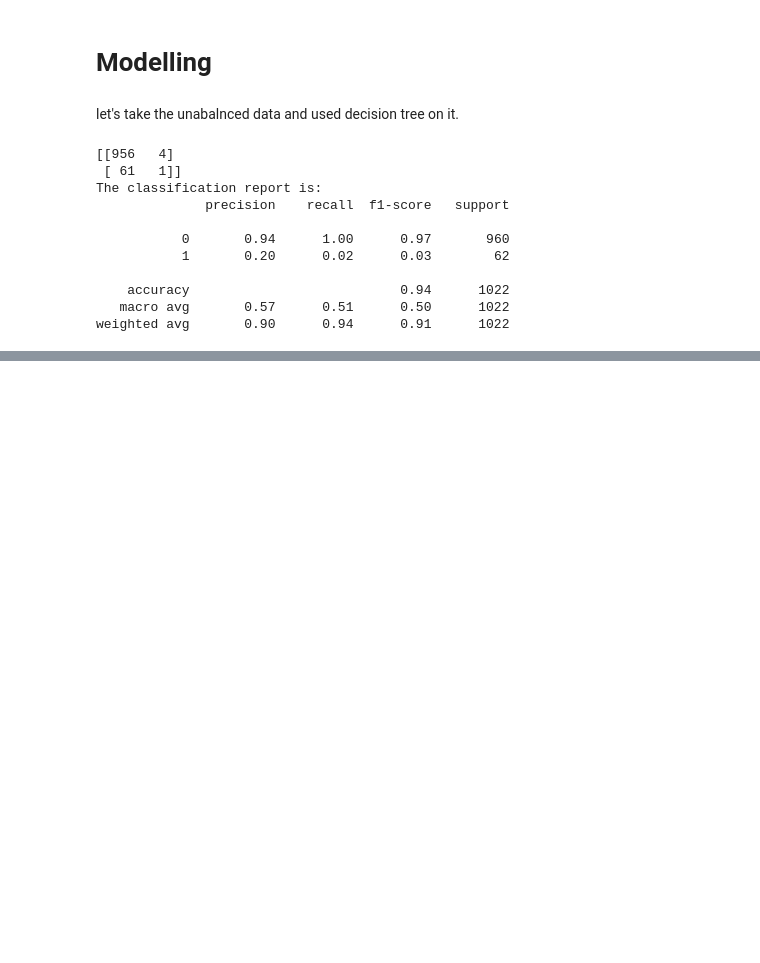
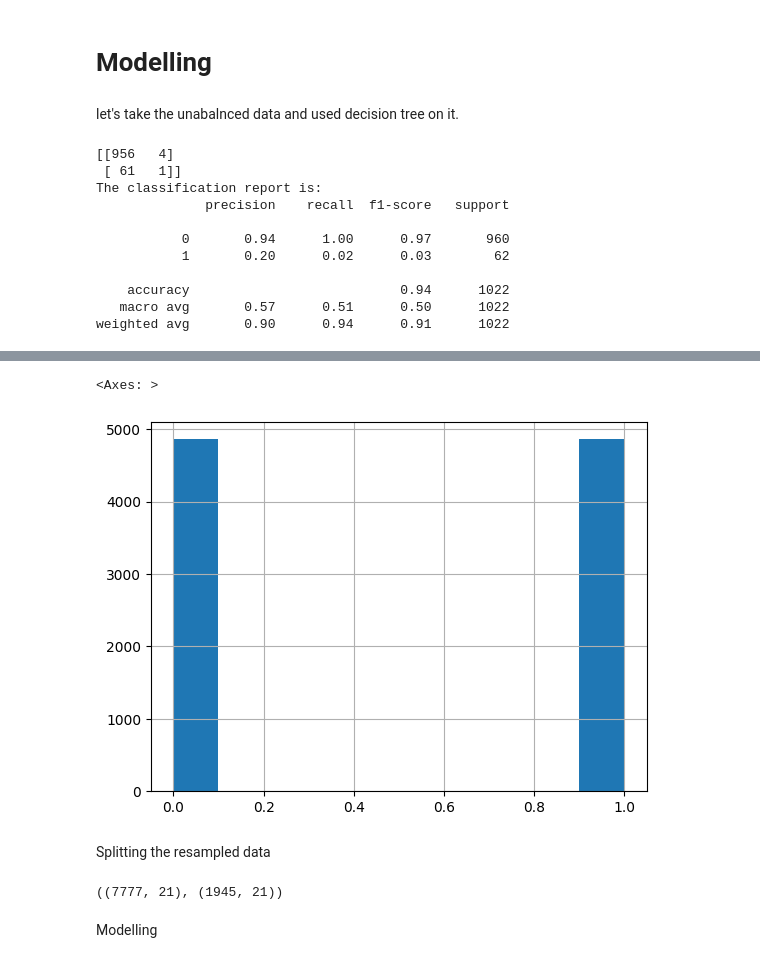
Before and after one commit to Doclikam/machine-learning-I, a Jupyter notebook: capstone/brain_stroke.ipynb, the cells around one changed output, grey strips where cells are left out. Drawn from its saved outputs; the diff is of its cells as text; code cells hidden in the pictures; blank space fills up the shorter version.

```diff
--- a/capstone/brain_stroke.ipynb
+++ b/capstone/brain_stroke.ipynb
@@ -363,0 +362,15 @@ Outlier Handling
+# %%
+# Compute the correlation of each feature with the target variable 'stroke'
+target_corr_one_hot = stroke_encoded['stroke'].drop('stroke')
+
+# Sort correlation values in descending order
+target_corr_sorted_one_hot = target_corr_one_hot.sort_values(ascending=False)
+
+# Plot a heatmap of the correlations with the target column
+plt.figure(figsize=(5, 10))
+sns.set(font_scale=0.8)
+sns.set_style("white")
+sns.set_palette("PuBuGn_d")
+sns.heatmap(target_corr_sorted_one_hot.to_frame(), cmap="coolwarm", annot=True, fmt='.2f', cbar=False)
+plt.title('Correlation with Stroke (One-Hot Encoded Data)')
+plt.show()
@@ -405,0 +439,20 @@ weighted avg       0.90      0.94      0.91      1022
+# %%
+from imblearn.over_sampling import SMOTE
+
+smote_sample=SMOTE(random_state=124,sampling_strategy='auto')
+x_res, y_res=smote_sample.fit_resample(x,y)
+# now plot the classes
+y_res.hist()
+# %% [output]
+<Axes: >
+[figure, added]
+# %% [markdown]
+Splitting the resampled data
+# %%
+#splitting the data into train and test
+X_train_rs, X_test_rs, y_train_rs , y_test_rs = train_test_split(x_res,y_res, test_size = 0.2, random_state = 42)
+X_train_rs.shape, X_test_rs.shape
+# %% [output]
+((7777, 21), (1945, 21))
+# %% [markdown]
+Modelling
```
Also changed, not shown: parts of 13 cells of this notebook.
